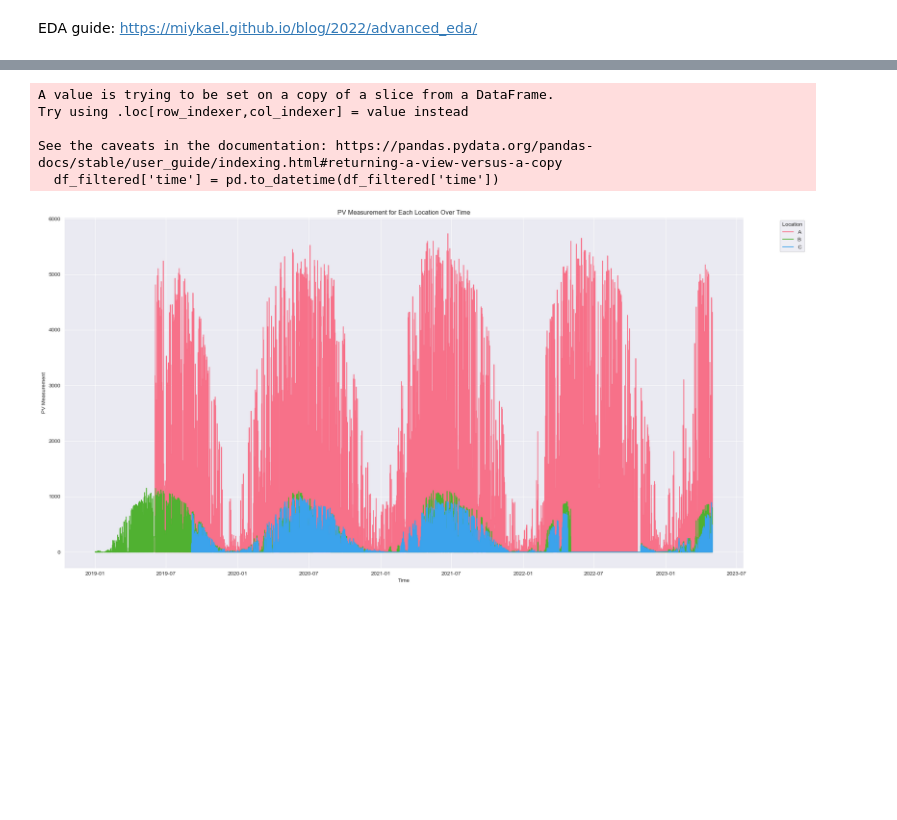
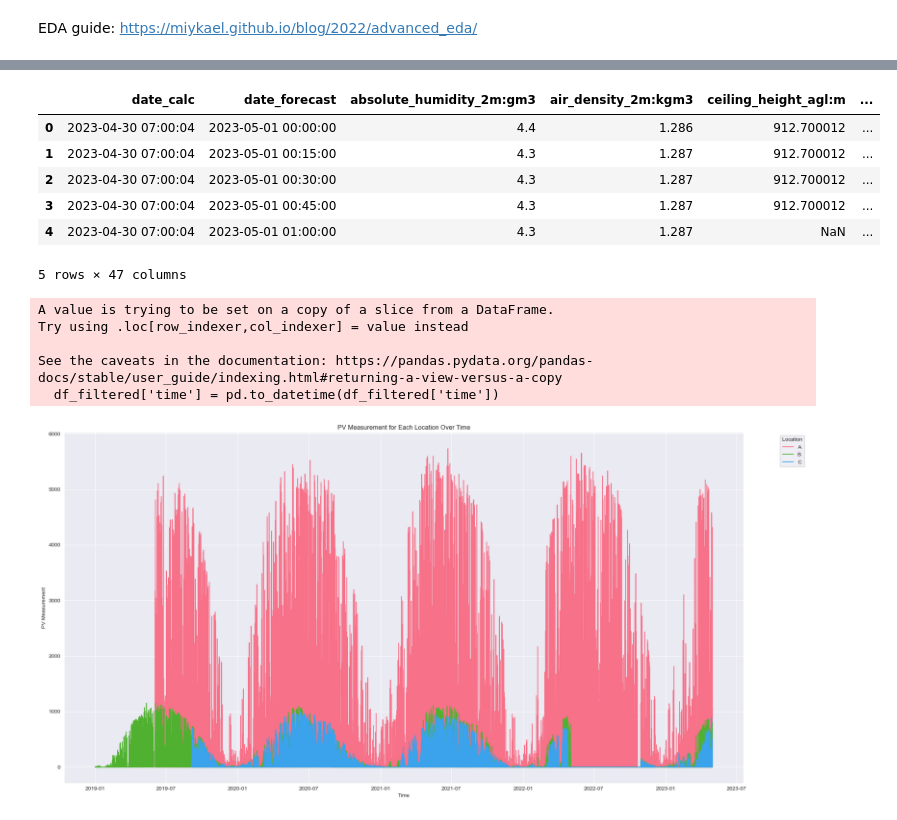
Before and after one commit to Markuski2023/MLGroupProject, a Jupyter notebook: src/EDA.ipynb, the cells around one changed output, grey strips where cells are left out. Cells and saved outputs as stored; diff of their text form; code cells hidden in the pictures; blank space fills up the shorter version.

```diff
--- a/src/EDA.ipynb
+++ b/src/EDA.ipynb
@@ -8,0 +8,3 @@ from statsmodels.graphics.tsaplots import plot_acf, plot_pacf
+# %%
+df = pd.read_parquet('./data/A/X_test_estimated.parquet')
+df.describe()
@@ -9,3 +22,13 @@ from statsmodels.graphics.tsaplots import plot_acf, plot_pacf
+# %%
+df.head()
+# %% [output]
+|  | date_calc | date_forecast | absolute_humidity_2m:gm3 | air_density_2m:kgm3 | ceiling_height_agl:m | ... |
+| 0 | 2023-04-30 07:00:04 | 2023-05-01 00:00:00 | 4.4 | 1.286 | 912.700012 | ... |
+| 1 | 2023-04-30 07:00:04 | 2023-05-01 00:15:00 | 4.3 | 1.287 | 912.700012 | ... |
+| 2 | 2023-04-30 07:00:04 | 2023-05-01 00:30:00 | 4.3 | 1.287 | 912.700012 | ... |
+| 3 | 2023-04-30 07:00:04 | 2023-05-01 00:45:00 | 4.3 | 1.287 | 912.700012 | ... |
+| 4 | 2023-04-30 07:00:04 | 2023-05-01 01:00:00 | 4.3 | 1.287 | NaN | ... |
+5 rows × 47 columns
 # %%
 # Read the CSV file
 df = pd.read_csv('all_locations.csv')  # Replace with the path to your CSV file
```
Also changed, not shown: parts of 4 cells of this notebook, 2 other files.
